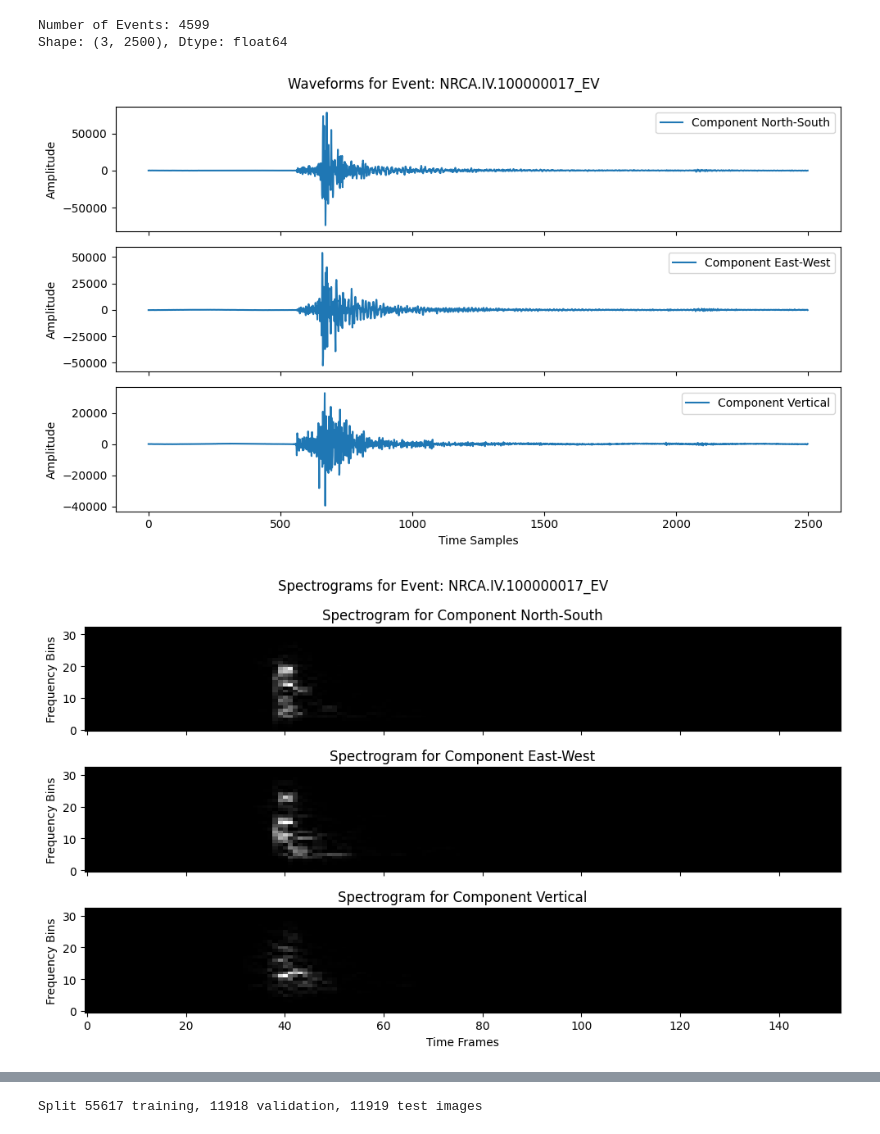
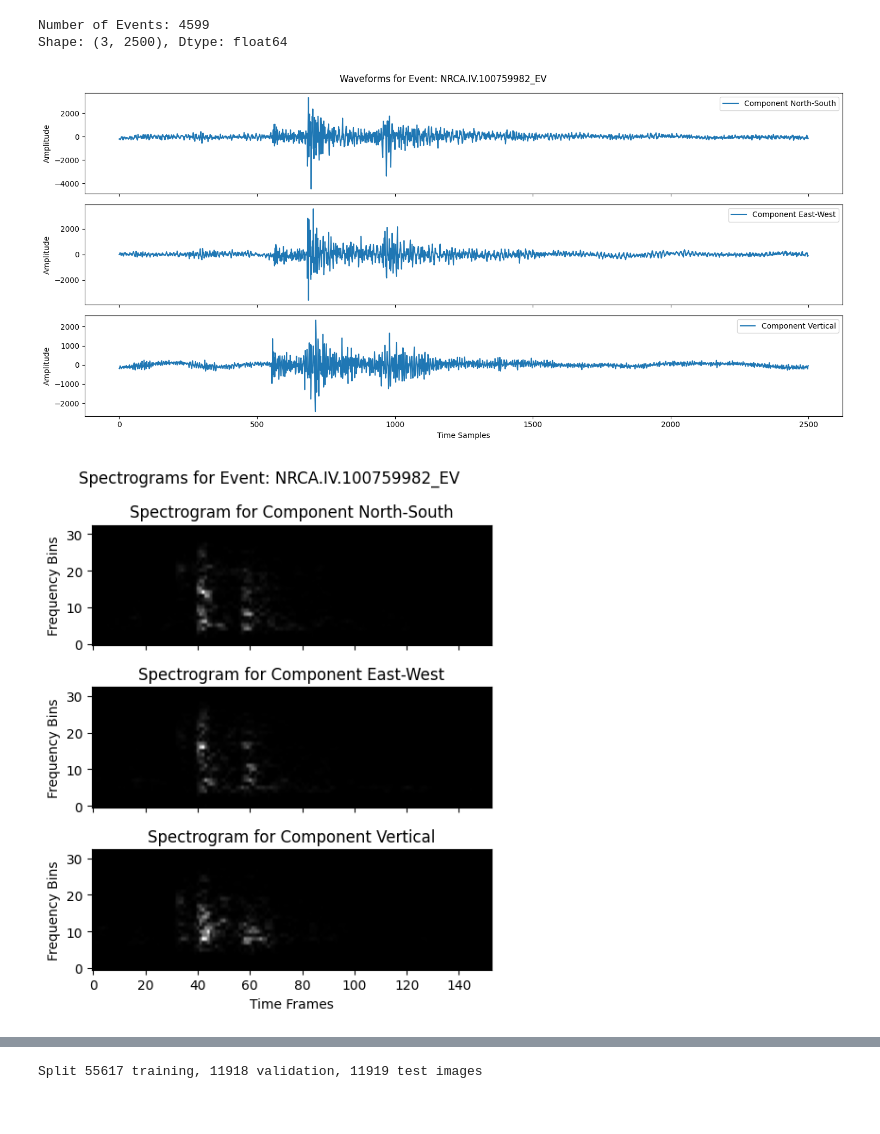
Before and after one commit to FRAMAX444/CNN-explainability-Earthquakes, a Jupyter notebook: preprocess.ipynb, the cells around one changed output, grey strips where cells are left out. Saved outputs shown, nothing was run; the diff lists cells and outputs as text; code cells hidden in the pictures.

```diff
--- a/preprocess.ipynb
+++ b/preprocess.ipynb
@@ -20,7 +20,7 @@ with h5py.File(file_path, 'r') as hdf:
     print(f"Number of Events: {len(events)}")
 
     # Access the first event
-    event = events[0]  # Take the first waveform
+    event = events[4161]  # Take the first waveform
     waveforms = hdf[event]  # Access the dataset for this event
 
     # Check the shape and details of the dataset
@@ -28,7 +28,7 @@ with h5py.File(file_path, 'r') as hdf:
     # Shape should be (3, 2500), Dtype: float64 for three components
 
     # Plot the waveforms
-    fig, axes = plt.subplots(3, 1, figsize=(10, 6), sharex=True)
+    fig, axes = plt.subplots(3, 1, figsize=(15, 7), sharex=True)
     component_names = ['North-South', 'East-West', 'Vertical']
 
     for i in range(3):
@@ -43,34 +43,34 @@ with h5py.File(file_path, 'r') as hdf:
 
     # Create a three-channel spectrogram
     spectrograms = preprocess_utils.compute_spectrograms(waveforms)
     log_spectrograms = preprocess_utils.compute_log_spectrograms(waveforms)
     # Assuming utils.compute_spectrograms returns a 3D array (components, frequency_bins, time_frames)
-    fig, axes = plt.subplots(3, 1, figsize=(10, 6), sharex=True)
+    fig, axes = plt.subplots(3, 1, figsize=(5, 6), sharex=True)
 
     for i in range(3):
         axes[i].imshow(spectrograms[i], aspect='auto', cmap='gray', origin='lower')
         axes[i].set_ylabel("Frequency Bins")
         axes[i].set_title(f"Spectrogram for Component {component_names[i]}")
 
     axes[-1].set_xlabel("Time Frames")
     plt.suptitle(f"Spectrograms for Event: {event}")
     plt.tight_layout()
     plt.show()
 
     # Assuming utils.compute_log_spectrograms returns a 3D array (components, frequency_bins, time_frames)
-    fig, axes = plt.subplots(3, 1, figsize=(10, 6), sharex=True)
+    fig, axes = plt.subplots(3, 1, figsize=(5, 6), sharex=True)
 
     for i in range(3):
         axes[i].imshow(log_spectrograms[i], aspect='auto', cmap='gray', origin='lower')
         axes[i].set_ylabel("Frequency Bins")
         axes[i].set_title(f"Log Spectrogram for Component {component_names[i]}")
 
     axes[-1].set_xlabel("Time Frames")
     plt.suptitle(f"Log Spectrograms for Event: {event}")
     plt.tight_layout()
     plt.show()
 # %% [output]
 Number of Events: 4599
 Shape: (3, 2500), Dtype: float64
-[figure, old version]
+[figure, new version]
-[figure, old version]
+[figure, new version]
```
Also changed, not shown: parts of 3 cells of this notebook, 3 other files.
